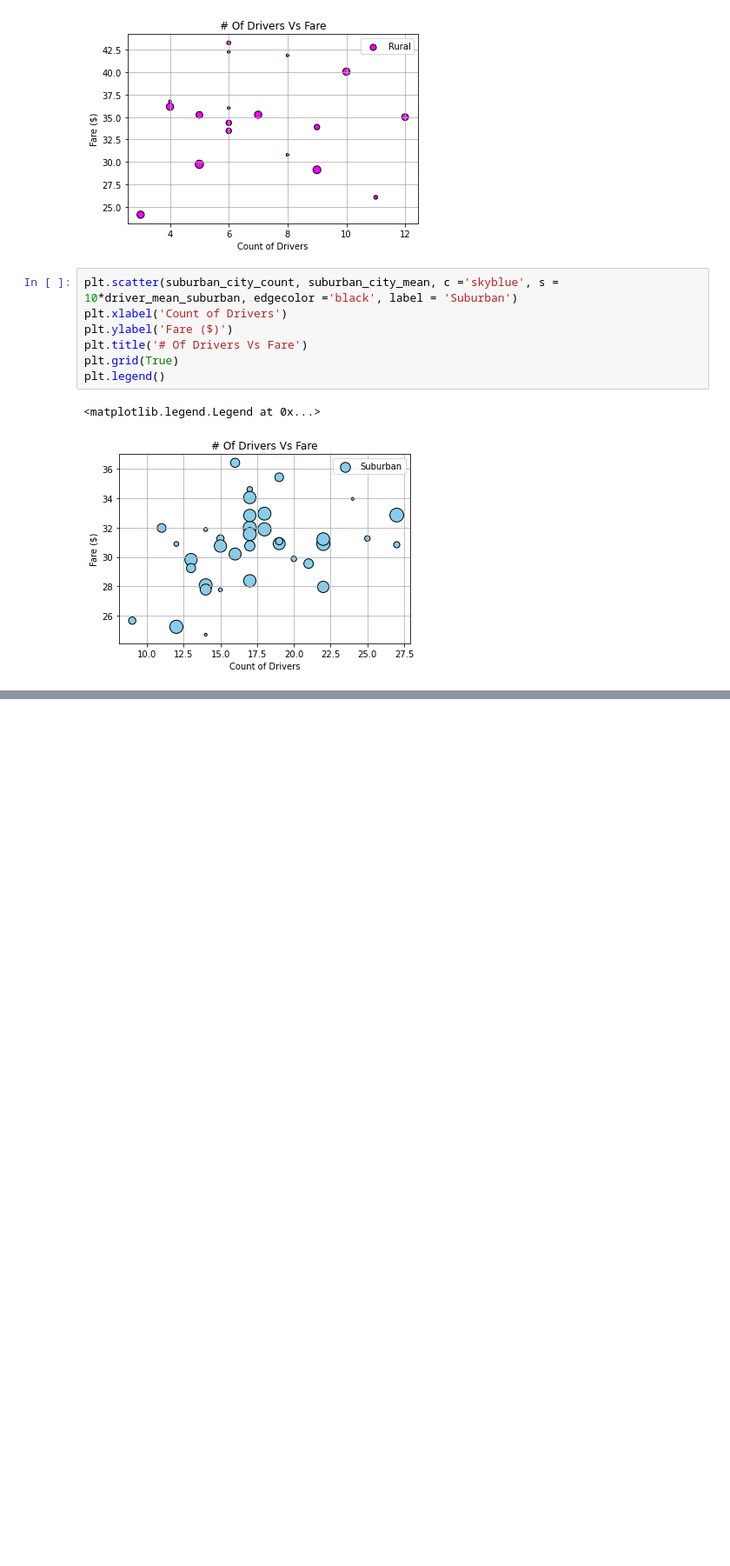
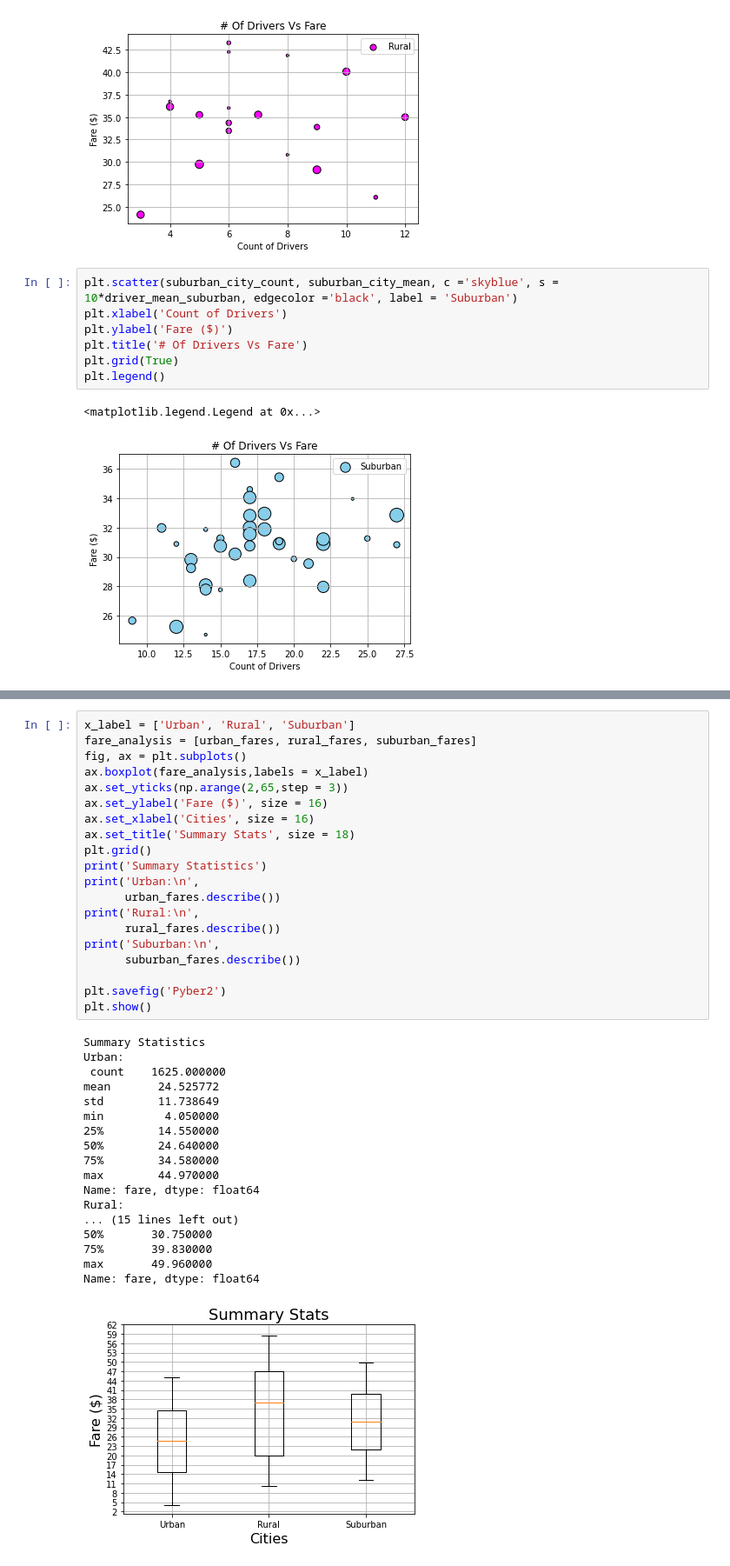
Before and after one commit to lopez-Luis89/PyBer_Analysis, a Jupyter notebook: Pyber1.ipynb, the cells around one changed output, grey strips where cells are left out. Shown at 87% size. Saved outputs shown, nothing was run; the diff lists cells and outputs as text; blank space fills up the shorter version.

```diff
--- a/Pyber1.ipynb
+++ b/Pyber1.ipynb
@@ -164,0 +392,39 @@ FileNotFoundError: [Errno 2] No such file or directory: 'analysis/Fig1.png'
+# %%
+x_label = ['Urban', 'Rural', 'Suburban']
+fare_analysis = [urban_fares, rural_fares, suburban_fares]
+fig, ax = plt.subplots()
+ax.boxplot(fare_analysis,labels = x_label)
+ax.set_yticks(np.arange(2,65,step = 3))
+ax.set_ylabel('Fare ($)', size = 16)
+ax.set_xlabel('Cities', size = 16)
+ax.set_title('Summary Stats', size = 18)
+plt.grid()
+print('Summary Statistics')
+print('Urban:\n',
+      urban_fares.describe())
+print('Rural:\n',
+      rural_fares.describe())
+print('Suburban:\n',
+      suburban_fares.describe())
+
+plt.savefig('Pyber2')
+plt.show()
+# %% [output]
+Summary Statistics
+Urban:
+ count    1625.000000
+mean       24.525772
+std        11.738649
+min         4.050000
+25%        14.550000
+50%        24.640000
+75%        34.580000
+max        44.970000
+Name: fare, dtype: float64
+Rural:
+... (15 lines left out)
+50%       30.750000
+75%       39.830000
+max       49.960000
+Name: fare, dtype: float64
+[figure, added]
```
Also changed, not shown: parts of 30 cells of this notebook, 3 other files.
